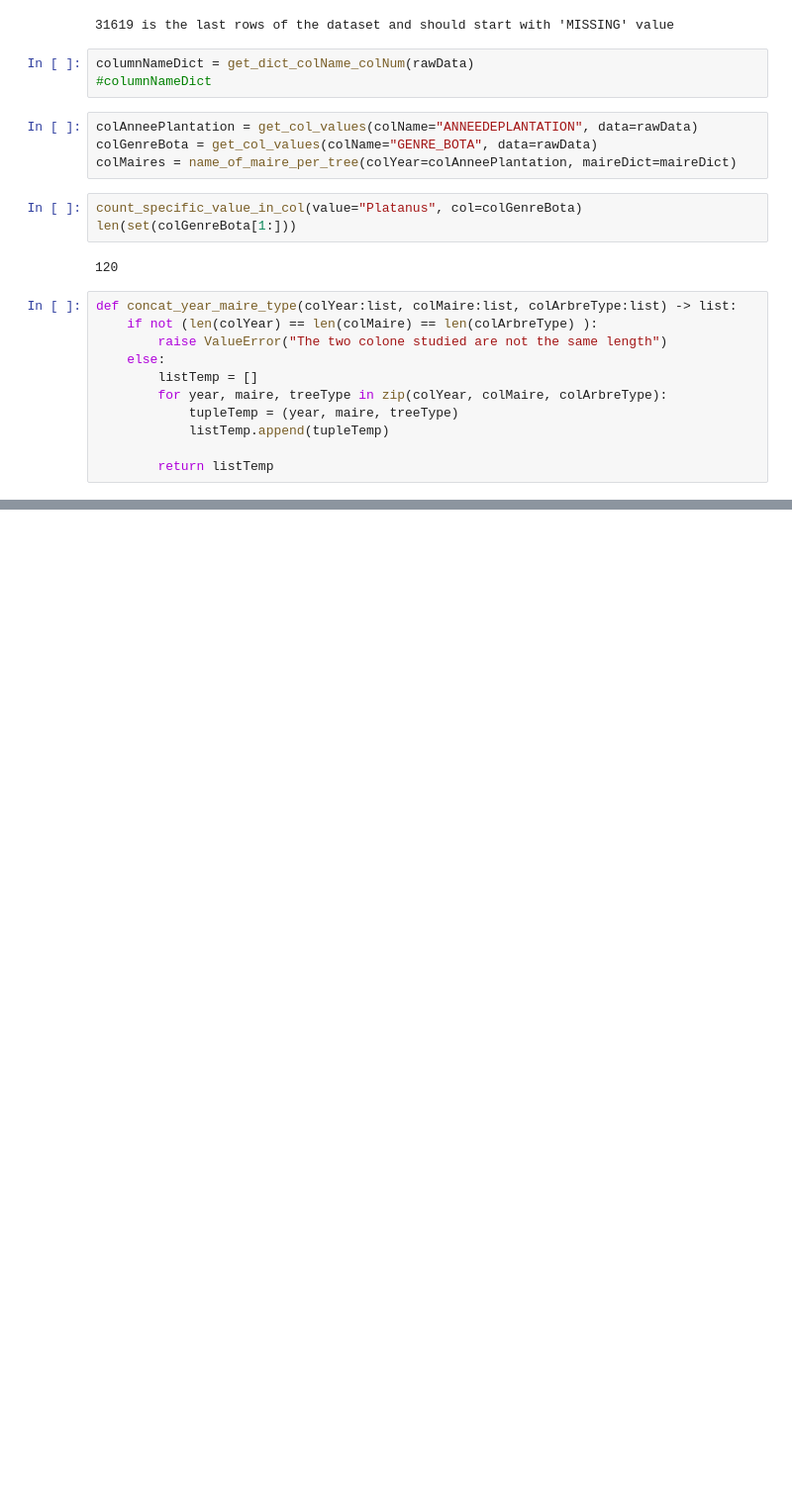
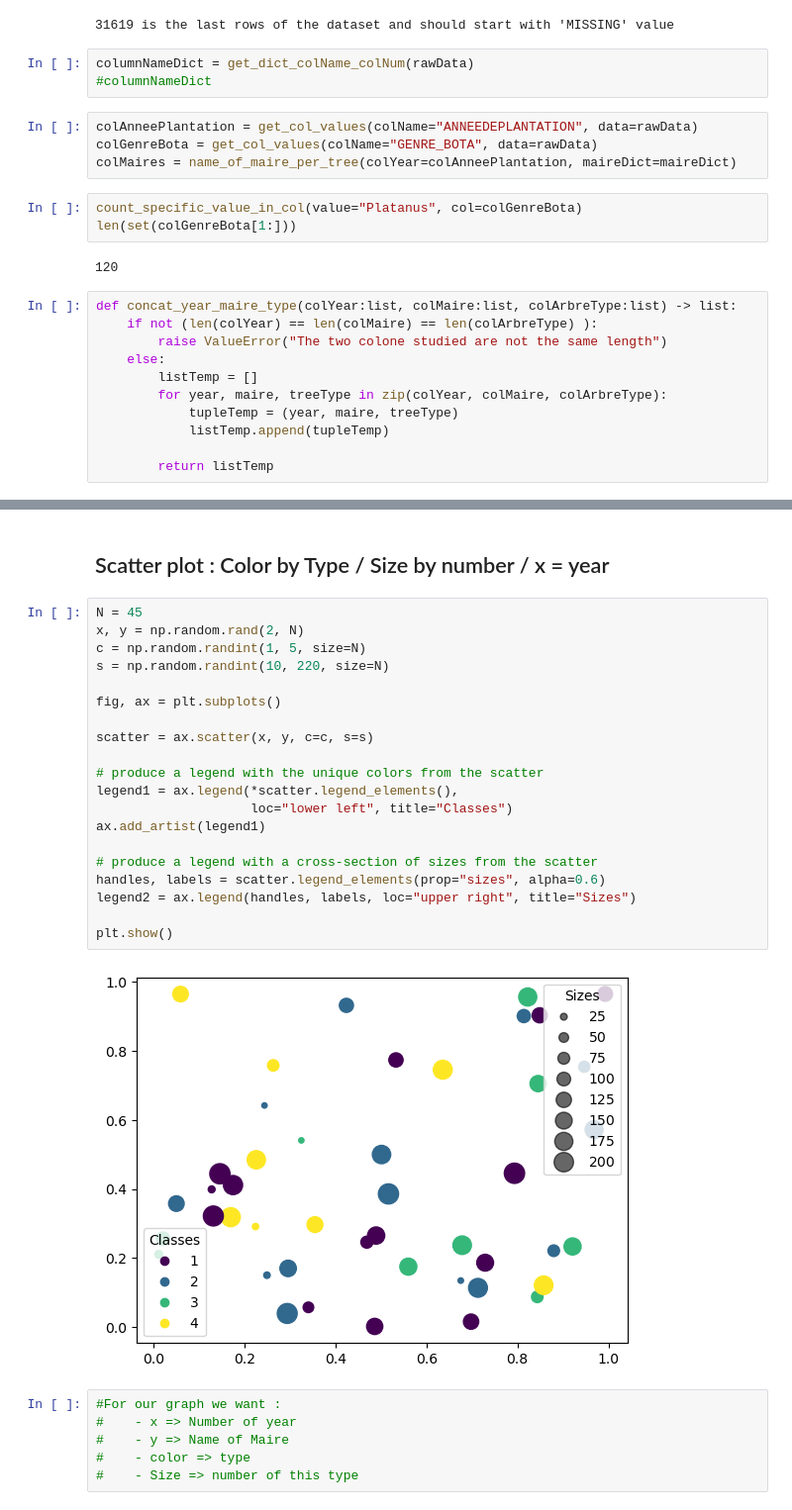
Before and after one commit to ManuLabricole/CDN-StatisticExploratoire, a Jupyter notebook: notebooks/arbres.ipynb, the cells around one changed output, grey strips where cells are left out. Shown: that part at 99% size. Drawn from its saved outputs; the diff is of its cells as text; blank space fills up the shorter version.

Commit message:
start scatter plot

```diff
--- a/notebooks/arbres.ipynb
+++ b/notebooks/arbres.ipynb
@@ -389,0 +397,30 @@ concat_year_maire_type(colAnneePlantation, colMaires, colGenreBota)
+# %% [markdown]
+## Scatter plot : Color by Type / Size by number / x = year
+# %%
+N = 45
+x, y = np.random.rand(2, N)
+c = np.random.randint(1, 5, size=N)
+s = np.random.randint(10, 220, size=N)
+
+fig, ax = plt.subplots()
+
+scatter = ax.scatter(x, y, c=c, s=s)
+
+# produce a legend with the unique colors from the scatter
+legend1 = ax.legend(*scatter.legend_elements(),
+                    loc="lower left", title="Classes")
+ax.add_artist(legend1)
+
+# produce a legend with a cross-section of sizes from the scatter
+handles, labels = scatter.legend_elements(prop="sizes", alpha=0.6)
+legend2 = ax.legend(handles, labels, loc="upper right", title="Sizes")
+
+plt.show()
+# %% [output]
+[figure, added]
+# %%
+#For our graph we want :
+#    - x => Number of year
+#    - y => Name of Maire
+#    - color => type
+#    - Size => number of this type
```
Also changed, not shown: parts of 10 cells of this notebook.
